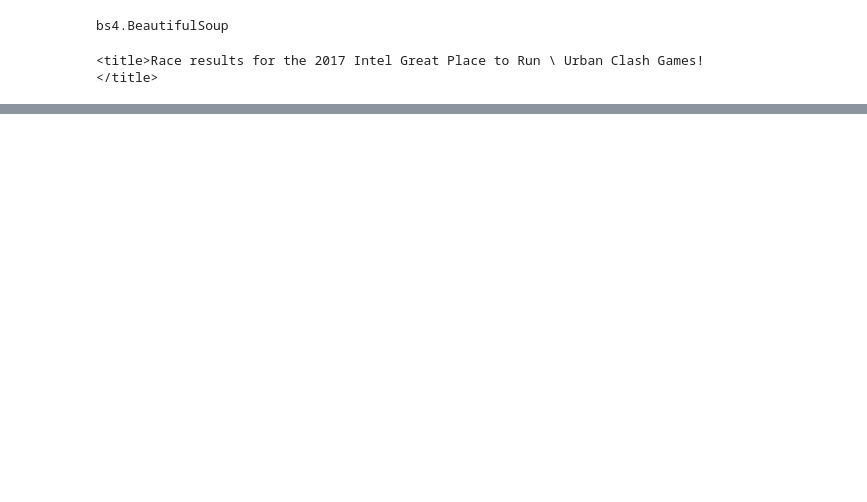
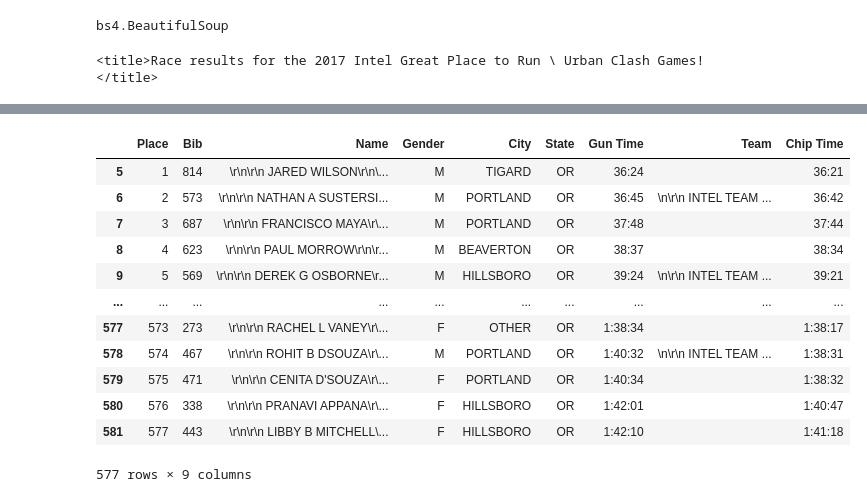
Before and after one commit to trinhvanypro1/Learning-Python-Advanced, a Jupyter notebook: Web_Scraping.ipynb, the cells around one changed output, grey strips where cells are left out. Saved outputs shown, nothing was run; the diff lists cells and outputs as text; code cells hidden in the pictures; blank space fills up the shorter version.

```diff
--- a/Web_Scraping.ipynb
+++ b/Web_Scraping.ipynb
@@ -76,0 +106,4 @@ print(cleantext)
+# %%
+frame = [df2, df]
+data = pd.concat(frame)
+data.head(5)
@@ -76,0 +117,3 @@ print(cleantext)
+# %%
+data = data.rename(columns=data.iloc[0])
+data.head(10)
@@ -76,0 +132,3 @@ print(cleantext)
+# %%
+data=data.dropna(axis=0, how='any')
+data.head(10)
@@ -76,0 +147,3 @@ print(cleantext)
+# %%
+data=data.drop(data.index[0])
+data.head(10)
@@ -76,0 +162,17 @@ print(cleantext)
+# %%
+data[' Name'].str.split(pat="/")
+data
+# %% [output]
+|  | Place | Bib | Name | Gender | City | State | Gun Time | Team | Chip Time |
+| 5 | 1 | 814 | \r\n\r\n JARED WILSON\r\n\... | M | TIGARD | OR | 36:24 |  | 36:21 |
+| 6 | 2 | 573 | \r\n\r\n NATHAN A SUSTERSI... | M | PORTLAND | OR | 36:45 | \n\r\n INTEL TEAM ... | 36:42 |
+| 7 | 3 | 687 | \r\n\r\n FRANCISCO MAYA\r\... | M | PORTLAND | OR | 37:48 |  | 37:44 |
+| 8 | 4 | 623 | \r\n\r\n PAUL MORROW\r\n\r... | M | BEAVERTON | OR | 38:37 |  | 38:34 |
+| 9 | 5 | 569 | \r\n\r\n DEREK G OSBORNE\r... | M | HILLSBORO | OR | 39:24 | \n\r\n INTEL TEAM ... | 39:21 |
+| ... | ... | ... | ... | ... | ... | ... | ... | ... | ... |
+| 577 | 573 | 273 | \r\n\r\n RACHEL L VANEY\r\... | F | OTHER | OR | 1:38:34 |  | 1:38:17 |
+| 578 | 574 | 467 | \r\n\r\n ROHIT B DSOUZA\r\... | M | PORTLAND | OR | 1:40:32 | \n\r\n INTEL TEAM ... | 1:38:31 |
+| 579 | 575 | 471 | \r\n\r\n CENITA D'SOUZA\r\... | F | PORTLAND | OR | 1:40:34 |  | 1:38:32 |
+| 580 | 576 | 338 | \r\n\r\n PRANAVI APPANA\r\... | F | HILLSBORO | OR | 1:42:01 |  | 1:40:47 |
+| 581 | 577 | 443 | \r\n\r\n LIBBY B MITCHELL\... | F | HILLSBORO | OR | 1:42:10 |  | 1:41:18 |
+577 rows × 9 columns
```
Also changed, not shown: parts of 19 cells of this notebook.
